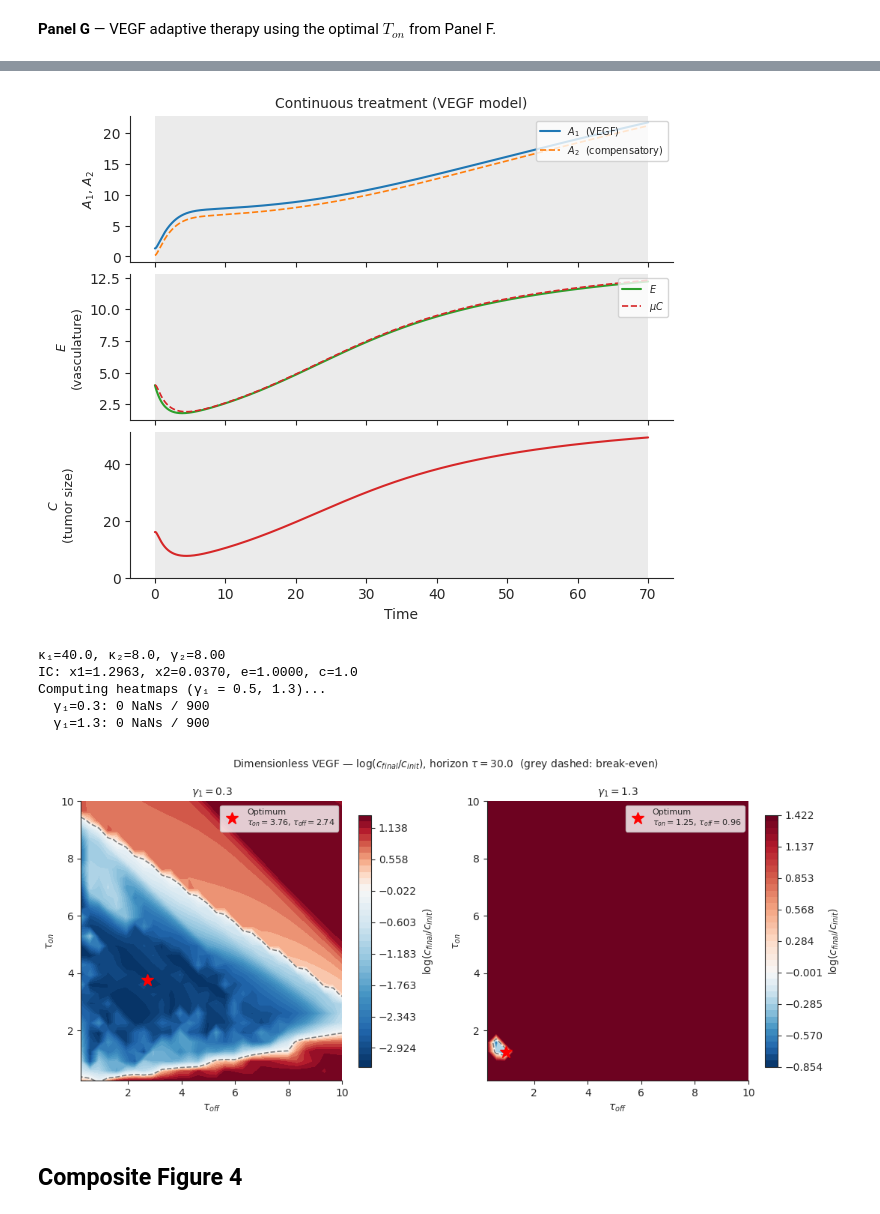
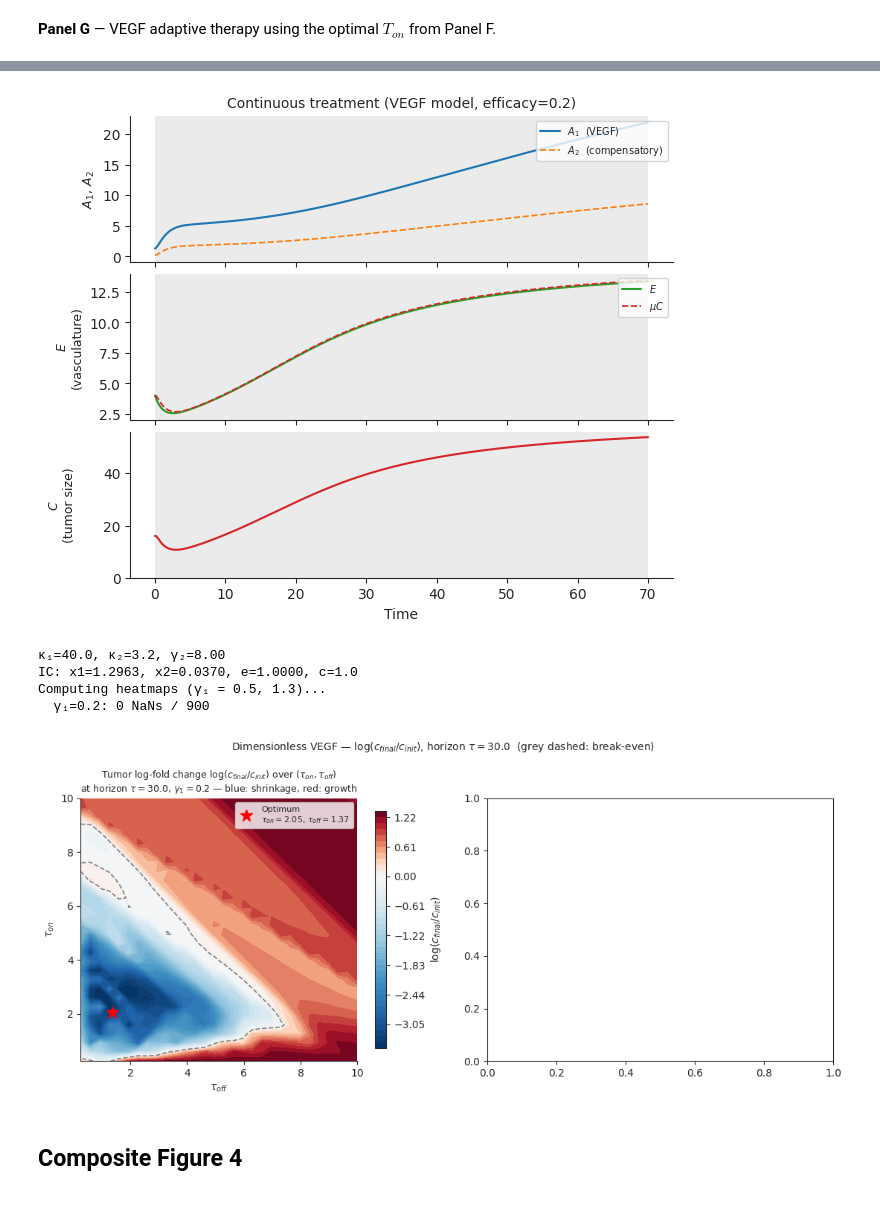
Before and after one commit to Liamir/autodiff-control, a Jupyter notebook: notebooks/figure4.ipynb, the cells around one changed output, grey strips where cells are left out. Cells and saved outputs as stored; diff of their text form; code cells hidden in the pictures.

Commit message:
figures and rpa analysis

```diff
--- a/notebooks/figure4.ipynb
+++ b/notebooks/figure4.ipynb
@@ -503,8 +503,8 @@ plt.show()
 from scipy.integrate import solve_ivp as _solve_ivp
 
 k1   = 5.0    # A1 (VEGF) production rate
-k2   = 5.0    # A2 (compensatory) production rate
-a1_v = 0.5    # VEGF effect on E growth (blocked during treatment → 0)
+k2   = 2.0    # A2 (compensatory) production rate
+a1_v = 0.5    # VEGF effect on E growth
 a2_v = 0.1    # compensatory signal effect on E growth
 r_E  = 0.5    # endothelial cell death rate
 mu_v = 0.25   # vascular scaling (E_ss = mu_v * C at steady state)
@@ -512,6 +512,7 @@ c1_v = 0.1    # tumor growth rate
 c2_v = 1.0    # tumor removal rate
 alpha1 = 0.01  # clearance rate of A1 (VEGF)
 alpha2 = 0.01  # clearance rate of A2 (compensatory)
+treatment_efficacy = 0.2  # fraction of a1_v remaining during treatment (0 = fully blocked, 1 = no effect)
 
 C0_v = 16.0
 E0_v = mu_v * C0_v   # = 4.0
@@ -536,6 +537,7 @@ def _integrate_v(y0, T, a1_val, rtol=1e-4, atol=1e-7):
 
 print(f"VEGF IC: A1={A1_0:.4f}, A2={A2_0:.4f}, E={E0_v:.2f}, C={C0_v:.2f}")
 print(f"Deficit at t=0: {mu_v*C0_v - E0_v:.4f}  (should be ~0)")
+print(f"Treatment: a1_v * treatment_efficacy = {a1_v * treatment_efficacy:.4f}  (vs full {a1_v})")
 # %% [output]
 VEGF IC: A1=1.2963, A2=0.1852, E=4.00, C=16.00
 Deficit at t=0: 0.0000  (should be ~0)
@@ -585,7 +588,7 @@ plt.show()
 # Panel F: VEGF growth vs. decay with regime annotations
 # ======================================================================
 
-T_OFF_V    = 10.0
+T_OFF_V    = 5.0
 Ton_scan_v = np.linspace(0.1, 28, 300)
 
 growth_v_arr = c1_v * (Ton_scan_v + T_OFF_V)
@@ -594,7 +597,7 @@ growth_v_arr = c1_v * (Ton_scan_v + T_OFF_V)
 decay_v_arr = np.empty_like(Ton_scan_v)
 for _i, _ton in enumerate(Ton_scan_v):
     _t_on  = np.linspace(0, _ton, max(int(_ton * 50), 200))
-    _s_on  = odeint(lambda y, t: vegf_rhs(t, y, 0.0), list(y0_v), _t_on)
+    _s_on  = odeint(lambda y, t: vegf_rhs(t, y, a1_v * treatment_efficacy), list(y0_v), _t_on)
     _t_off = np.linspace(0, T_OFF_V, 300)
     _s_off = odeint(lambda y, t: vegf_rhs(t, y, a1_v), list(_s_on[-1]), _t_off)
     _t_full   = np.concatenate([_t_on, _ton + _t_off[1:]])
@@ -691,7 +694,7 @@ fig_Fd, axes_Fd = plt.subplots(5, len(_Ton_debug), figsize=(14, 9),
 for col, _ton in enumerate(_Ton_debug):
     # ── Simulate one full cycle ───────────────────────────────────────
     _t_on   = np.linspace(0, _ton, 2000)
-    _sol_on = odeint(lambda y, t: vegf_rhs(t, y, 0.0), list(y0_v), _t_on)
+    _sol_on = odeint(lambda y, t: vegf_rhs(t, y, a1_v * treatment_efficacy), list(y0_v), _t_on)
     _t_off  = np.linspace(0, _T_off_d, 600)
     _sol_off = odeint(lambda y, t: vegf_rhs(t, y, a1_v), list(_sol_on[-1]), _t_off)
 
@@ -793,10 +796,10 @@ y_cur_v = list(y0_v)
 t_cur   = 0.0
 
 while t_cur < T_horizon_v:
-    # ON phase (a1 blocked → 0)
+    # ON phase (a1 reduced by treatment_efficacy)
     _t_on  = min(Ton_G, T_horizon_v - t_cur)
     _t_seg = np.linspace(0, _t_on, 400)
-    _sol   = odeint(lambda y, t: vegf_rhs(t, y, 0.0), y_cur_v, _t_seg)
+    _sol   = odeint(lambda y, t: vegf_rhs(t, y, a1_v * treatment_efficacy), y_cur_v, _t_seg)
     on_spans_v.append((t_cur, t_cur + _t_on))
     t_all_v.append(t_cur + _t_seg)
     _A1_all.append(_sol[:, 0]); _A2_all.append(_sol[:, 1])
@@ -860,7 +863,7 @@ plt.show()
 T_horizon_H = 70.0
 
 _t_H   = np.linspace(0, T_horizon_H, 3000)
-_sol_H = odeint(lambda y, t: vegf_rhs(t, y, 0.0), list(y0_v), _t_H)
+_sol_H = odeint(lambda y, t: vegf_rhs(t, y, a1_v * treatment_efficacy), list(y0_v), _t_H)
 A1_H, A2_H, E_H, C_H = _sol_H[:,0], _sol_H[:,1], _sol_H[:,2], _sol_H[:,3]
 
 fig_H, axes_H = plt.subplots(3, 1, figsize=(7, 6), sharex=True,
@@ -885,11 +888,11 @@ axes_H[2].yaxis.set_label_coords(-0.10, 0.5)
 axes_H[2].set_xlabel('Time', fontsize=10)
 axes_H[2].set_ylim(bottom=0)
 
-axes_H[0].set_title('Continuous treatment (VEGF model) — tumor escapes', fontsize=10)
+axes_H[0].set_title(f'Continuous treatment (VEGF model, efficacy={treatment_efficacy})', fontsize=10)
 plt.tight_layout()
 plt.show()
 # %% [output]
-[figure, old version]
+[figure, new version]
 # %%
 # ======================================================================
 # Panels I & J: dimensionless VEGF heatmaps for gamma1 = 0.5 and 1.3
@@ -918,7 +921,7 @@ _tau_off_grid  = np.linspace(0.25, 10, 30)
 def _vegf_dl_rhs(tau, y, treated, gamma1_val):
     x1, x2, e, c = y
     deficit = c - e
-    signal  = (0.0 if treated else x1) + x2
+    signal  = (treatment_efficacy * x1 if treated else x1) + x2
     return [
         _kappa1 * deficit,
         _kappa2 * deficit,
@@ -975,41 +978,41 @@ def _plot_heatmap_dl(ax, fig_ref, gamma1_val):
         levels = np.linspace(0.0, vmax, 41)
     else:
         norm   = Normalize(vmin=vmin, vmax=-vmin)
         levels = np.linspace(vmin, 0.0, 41)
 
     im = ax.contourf(_tau_off_grid, _tau_on_grid, J_m, levels=levels, cmap='RdBu_r', norm=norm)
     fig_ref.colorbar(im, ax=ax, label=r'$\log(c_{final}/c_{init})$', shrink=0.9)
     if vmin < 0 < vmax:
         ax.contour(_tau_off_grid, _tau_on_grid, J_m,
                    levels=[0], colors='grey', linewidths=1.2, linestyles='--')
     ax.plot(tau_off_opt, tau_on_opt, 'r*', ms=12,
             label=f'Optimum\n$\\tau_{{on}}={tau_on_opt:.2f}$, $\\tau_{{off}}={tau_off_opt:.2f}$')
     ax.set_xlabel(r'$\tau_{off}$', fontsize=10)
     ax.set_ylabel(r'$\tau_{on}$',  fontsize=10)
     ax.set_title(
-        rf'Tumor log-fold change $\log(c_{{final}}/c_{{init}})$ over $(\\tau_{{on}}, \\tau_{{off}})$\n'
-        rf'at horizon $\\tau={_T_horizon_dl}$, $\\gamma_1={gamma1_val}$ — blue: shrinkage, red: growth',
+        rf'Tumor log-fold change $\log(c_{{final}}/c_{{init}})$ over $(\tau_{{on}}, \tau_{{off}})$'
+        + '\n' +
+        rf'at horizon $\tau={_T_horizon_dl}$, $\gamma_1={gamma1_val}$ — blue: shrinkage, red: growth',
         fontsize=9)
     ax.legend(fontsize=8, loc='upper right')
     clean_ax(ax)
 
 fig_IJ, (ax_I, ax_J) = plt.subplots(1, 2, figsize=(11, 5))
 fig_IJ.suptitle(
     rf'Dimensionless VEGF — $\log(c_{{final}}/c_{{init}})$, horizon $\tau={_T_horizon_dl}$'
     '  (grey dashed: break-even)',
     fontsize=10)
 print("Computing heatmaps (γ₁ = 0.5, 1.3)...")
-_plot_heatmap_dl(ax_I, fig_IJ, 0.3)
-_plot_heatmap_dl(ax_J, fig_IJ, 1.3)
+_plot_heatmap_dl(ax_I, fig_IJ, 0.2)
+# _plot_heatmap_dl(ax_J, fig_IJ, 0.8)
 plt.tight_layout()
 plt.show()
 # %% [output]
-κ₁=40.0, κ₂=8.0, γ₂=8.00
+κ₁=40.0, κ₂=3.2, γ₂=8.00
 IC: x1=1.2963, x2=0.0370, e=1.0000, c=1.0
 Computing heatmaps (γ₁ = 0.5, 1.3)...
-  γ₁=0.3: 0 NaNs / 900
-  γ₁=1.3: 0 NaNs / 900
+  γ₁=0.2: 0 NaNs / 900
-[figure, old version]
+[figure, new version]
 # %% [markdown]
 ## Composite Figure 4
 # %%
```
Also changed, not shown: parts of 5 cells of this notebook, 21 other files.
